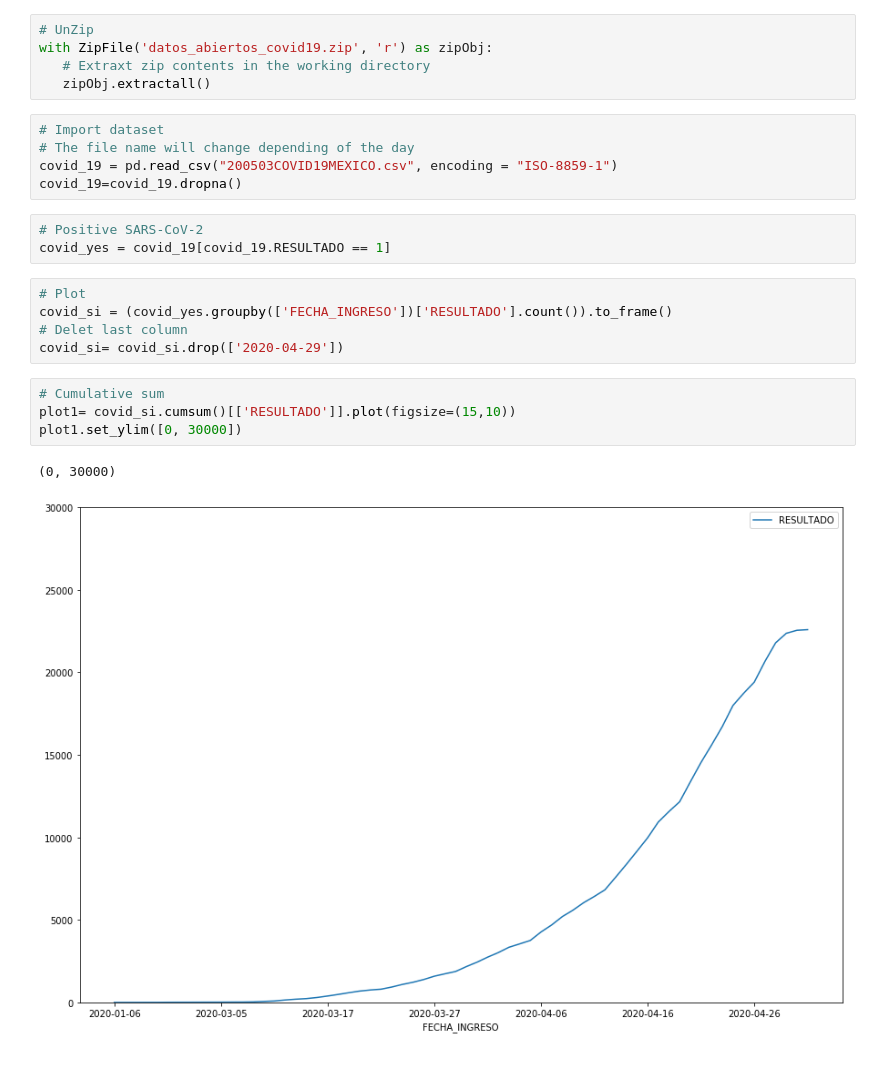
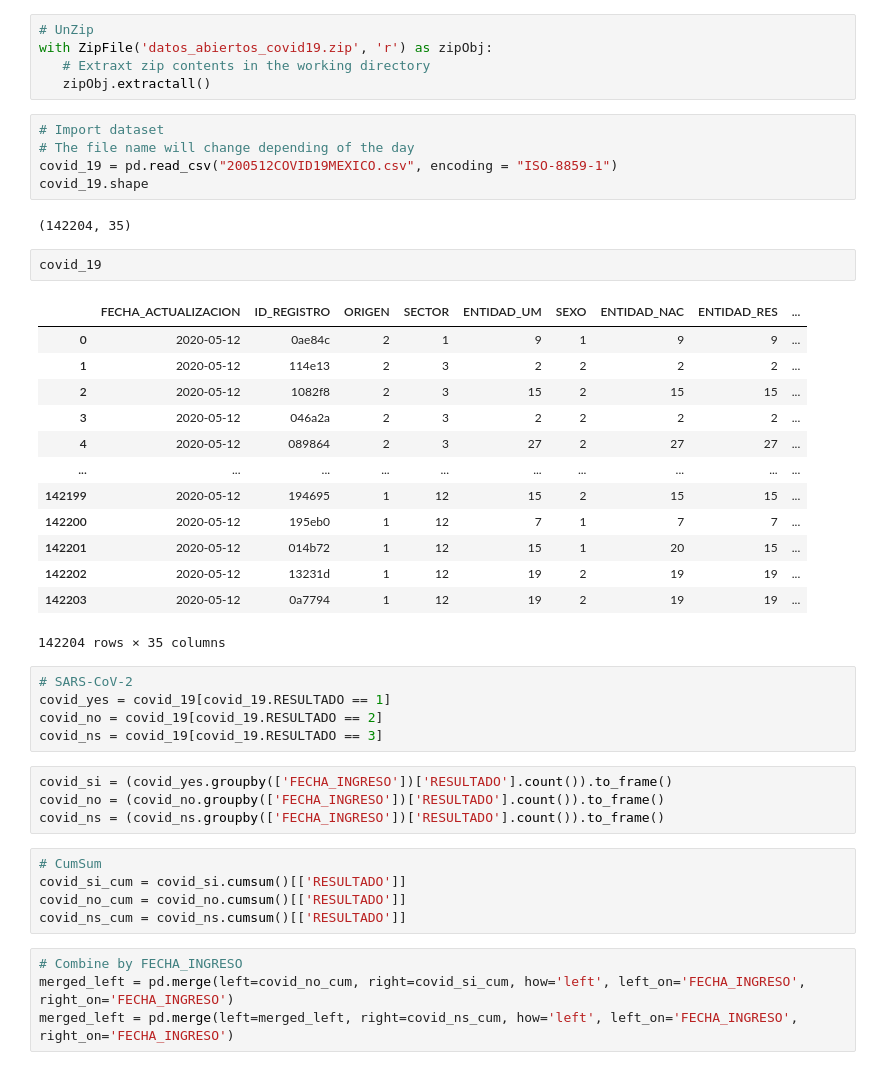
Before and after one commit to Monlo/COVID-19, a Jupyter notebook: Covid_19_May.ipynb, the cells around one changed output. Saved outputs shown, nothing was run; the diff lists cells and outputs as text.

```diff
--- a/Covid_19_May.ipynb
+++ b/Covid_19_May.ipynb
@@ -26,20 +26,41 @@ with ZipFile('datos_abiertos_covid19.zip', 'r') as zipObj:
 # %%
 # Import dataset
 # The file name will change depending of the day
-covid_19 = pd.read_csv("200503COVID19MEXICO.csv", encoding = "ISO-8859-1")
-covid_19=covid_19.dropna()
+covid_19 = pd.read_csv("200512COVID19MEXICO.csv", encoding = "ISO-8859-1")
+covid_19.shape
+# %% [output]
+(142204, 35)
+# %%
+covid_19
+# %% [output]
+|  | FECHA_ACTUALIZACION | ID_REGISTRO | ORIGEN | SECTOR | ENTIDAD_UM | SEXO | ENTIDAD_NAC | ENTIDAD_RES | ... |
+| 0 | 2020-05-12 | 0ae84c | 2 | 1 | 9 | 1 | 9 | 9 | ... |
+| 1 | 2020-05-12 | 114e13 | 2 | 3 | 2 | 2 | 2 | 2 | ... |
+| 2 | 2020-05-12 | 1082f8 | 2 | 3 | 15 | 2 | 15 | 15 | ... |
+| 3 | 2020-05-12 | 046a2a | 2 | 3 | 2 | 2 | 2 | 2 | ... |
+| 4 | 2020-05-12 | 089864 | 2 | 3 | 27 | 2 | 27 | 27 | ... |
+| ... | ... | ... | ... | ... | ... | ... | ... | ... | ... |
+| 142199 | 2020-05-12 | 194695 | 1 | 12 | 15 | 2 | 15 | 15 | ... |
+| 142200 | 2020-05-12 | 195eb0 | 1 | 12 | 7 | 1 | 7 | 7 | ... |
+| 142201 | 2020-05-12 | 014b72 | 1 | 12 | 15 | 1 | 20 | 15 | ... |
+| 142202 | 2020-05-12 | 13231d | 1 | 12 | 19 | 2 | 19 | 19 | ... |
+| 142203 | 2020-05-12 | 0a7794 | 1 | 12 | 19 | 2 | 19 | 19 | ... |
+142204 rows × 35 columns
 # %%
-# Positive SARS-CoV-2
+# SARS-CoV-2
 covid_yes = covid_19[covid_19.RESULTADO == 1]
+covid_no = covid_19[covid_19.RESULTADO == 2]
+covid_ns = covid_19[covid_19.RESULTADO == 3]
-# %%
-# Plot
-covid_si = (covid_yes.groupby(['FECHA_INGRESO'])['RESULTADO'].count()).to_frame()
-# Delet last column
-covid_si= covid_si.drop(['2020-04-29'])
-# %%
-# Cumulative sum
-plot1= covid_si.cumsum()[['RESULTADO']].plot(figsize=(15,10))
-plot1.set_ylim([0, 30000])
-# %% [output]
-(0, 30000)
-[figure, removed]
+# %%
+covid_si = (covid_yes.groupby(['FECHA_INGRESO'])['RESULTADO'].count()).to_frame()
+covid_no = (covid_no.groupby(['FECHA_INGRESO'])['RESULTADO'].count()).to_frame()
+covid_ns = (covid_ns.groupby(['FECHA_INGRESO'])['RESULTADO'].count()).to_frame()
+# %%
+# CumSum
+covid_si_cum = covid_si.cumsum()[['RESULTADO']]
+covid_no_cum = covid_no.cumsum()[['RESULTADO']]
+covid_ns_cum = covid_ns.cumsum()[['RESULTADO']]
+# %%
+# Combine by FECHA_INGRESO
+merged_left = pd.merge(left=covid_no_cum, right=covid_si_cum, how='left', left_on='FECHA_INGRESO', right_on='FECHA_INGRESO')
+merged_left = pd.merge(left=merged_left, right=covid_ns_cum, how='left', left_on='FECHA_INGRESO', right_on='FECHA_INGRESO')
```
Also changed, not shown: parts of 13 cells of this notebook.
